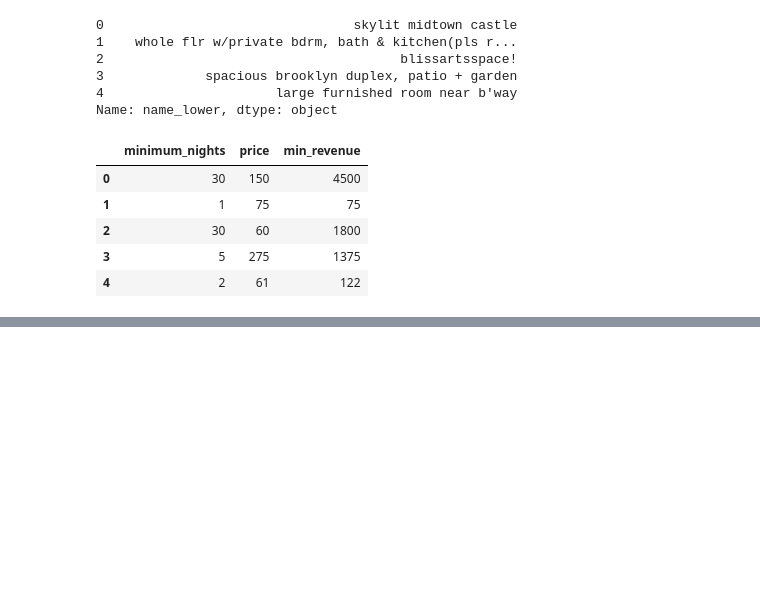
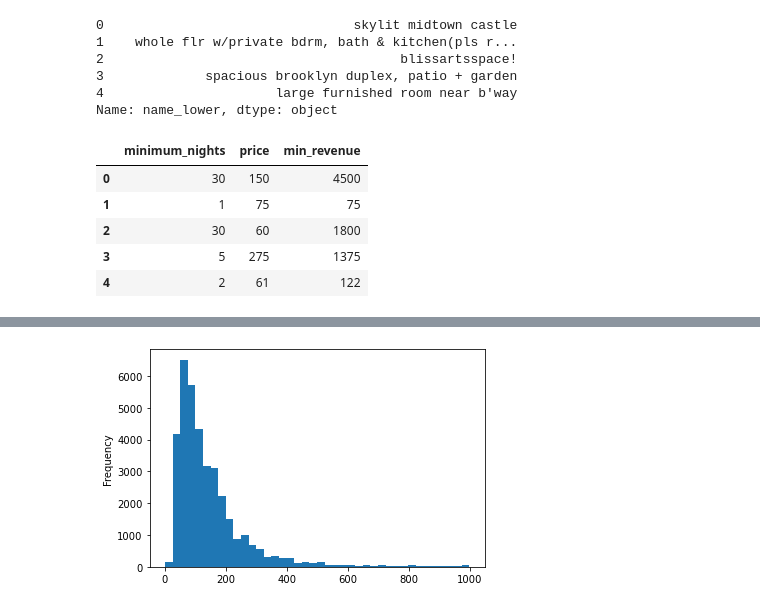
Before and after one commit to mmaracic/dataScience, a Jupyter notebook: anaconda/notebooks/Pandas/Pandas Demo.ipynb, the cells around one changed output, grey strips where cells are left out. Drawn from its saved outputs; the diff is of its cells as text; code cells hidden in the pictures; blank space fills up the shorter version.

```diff
--- a/anaconda/notebooks/Pandas/Pandas Demo.ipynb
+++ b/anaconda/notebooks/Pandas/Pandas Demo.ipynb
@@ -208,0 +256,4 @@ airbnb[['minimum_nights', 'price', 'min_revenue']].head()
+# %%
+# get all rows with price < 1000
+airbnb_under_1000 = airbnb[airbnb['price'] < 1000]
+airbnb_under_1000.head()
@@ -208,0 +299,5 @@ airbnb[['minimum_nights', 'price', 'min_revenue']].head()
+# %%
+# distribution of prices under $1000
+ax = airbnb_under_1000['price'].plot.hist(bins=40)
+# %% [output]
+[figure, added]
```
Also changed, not shown: parts of 9 cells of this notebook.
